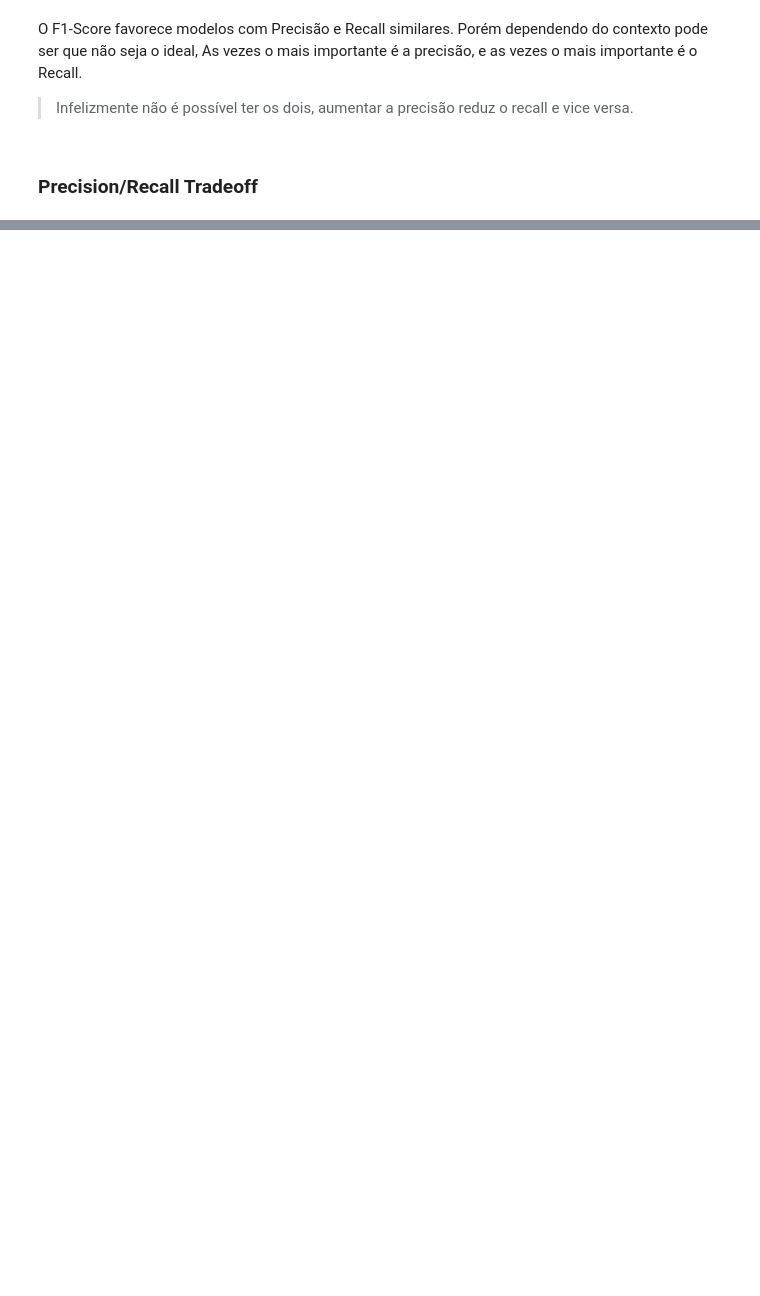
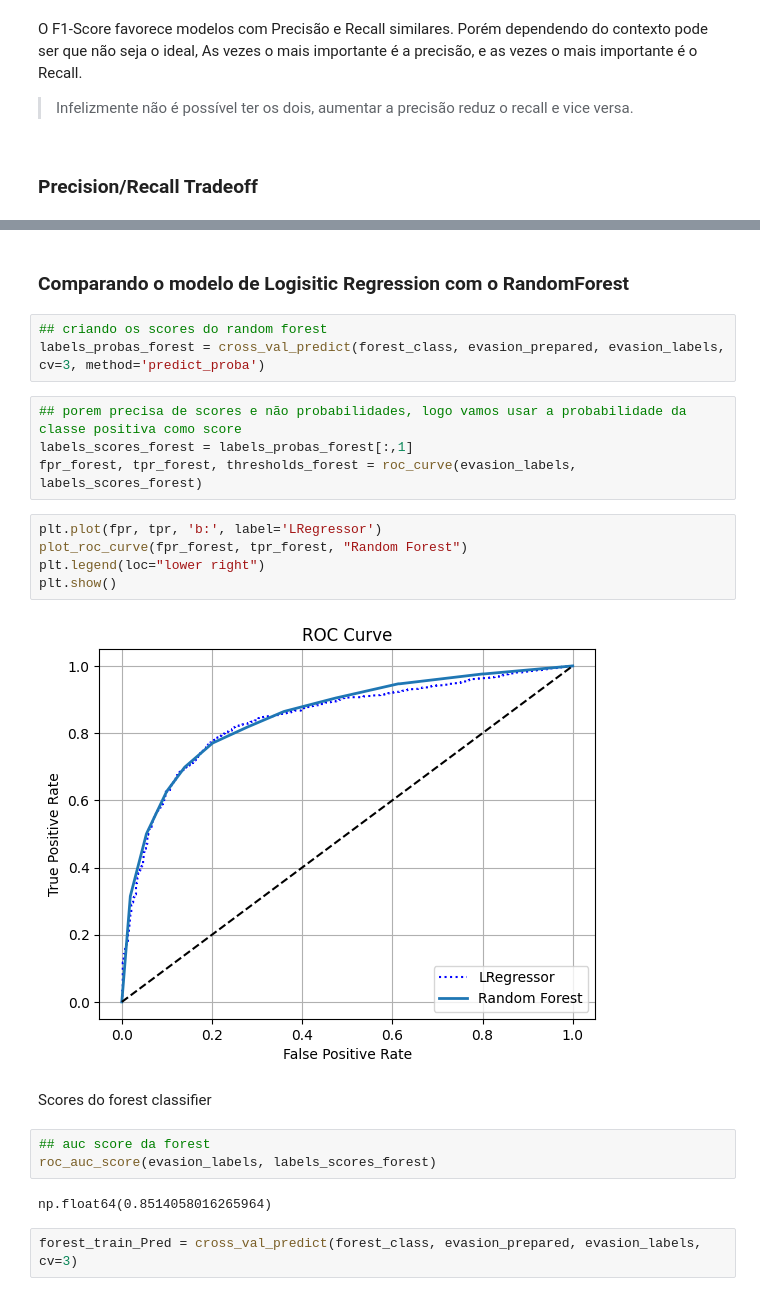
Before and after one commit to motamarcelo/jupyter_notebooks, a Jupyter notebook: Evasao.ipynb, the cells around one changed output, grey strips where cells are left out. Drawn from its saved outputs; the diff is of its cells as text; blank space fills up the shorter version.

```diff
--- a/Evasao.ipynb
+++ b/Evasao.ipynb
@@ -541,0 +619,25 @@ O F1-Score favorece modelos com Precisão e Recall similares. Porém dependendo
+# %% [markdown]
+### Comparando o modelo de Logisitic Regression com o RandomForest
+# %%
+## criando os scores do random forest
+labels_probas_forest = cross_val_predict(forest_class, evasion_prepared, evasion_labels, cv=3, method='predict_proba')
+# %%
+## porem precisa de scores e não probabilidades, logo vamos usar a probabilidade da classe positiva como score
+labels_scores_forest = labels_probas_forest[:,1]
+fpr_forest, tpr_forest, thresholds_forest = roc_curve(evasion_labels, labels_scores_forest)
+# %%
+plt.plot(fpr, tpr, 'b:', label='LRegressor')
+plot_roc_curve(fpr_forest, tpr_forest, "Random Forest")
+plt.legend(loc="lower right")
+plt.show()
+# %% [output]
+[figure, added]
+# %% [markdown]
+Scores do forest classifier
+# %%
+## auc score da forest
+roc_auc_score(evasion_labels, labels_scores_forest)
+# %% [output]
+np.float64(0.8514058016265964)
+# %%
+forest_train_Pred = cross_val_predict(forest_class, evasion_prepared, evasion_labels, cv=3)
```
Also changed, not shown: parts of 22 cells of this notebook.
